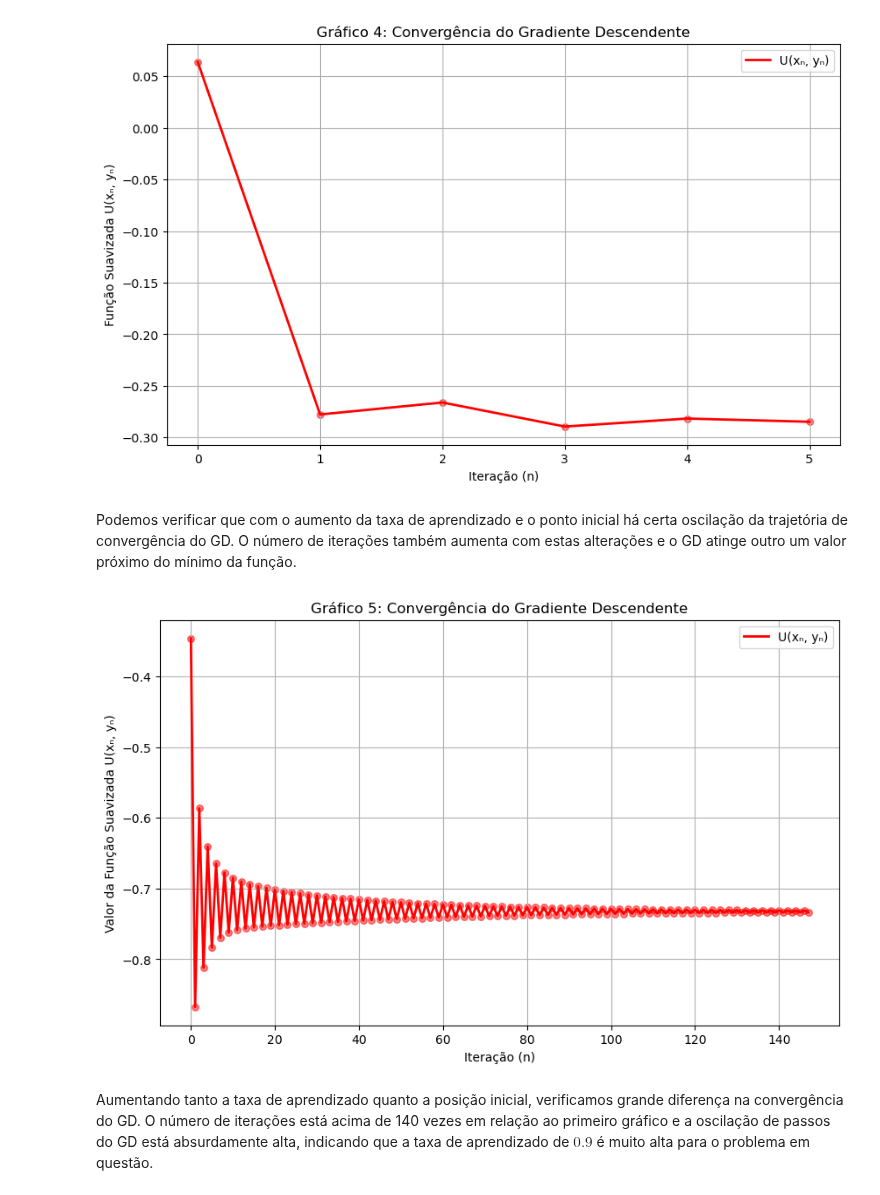
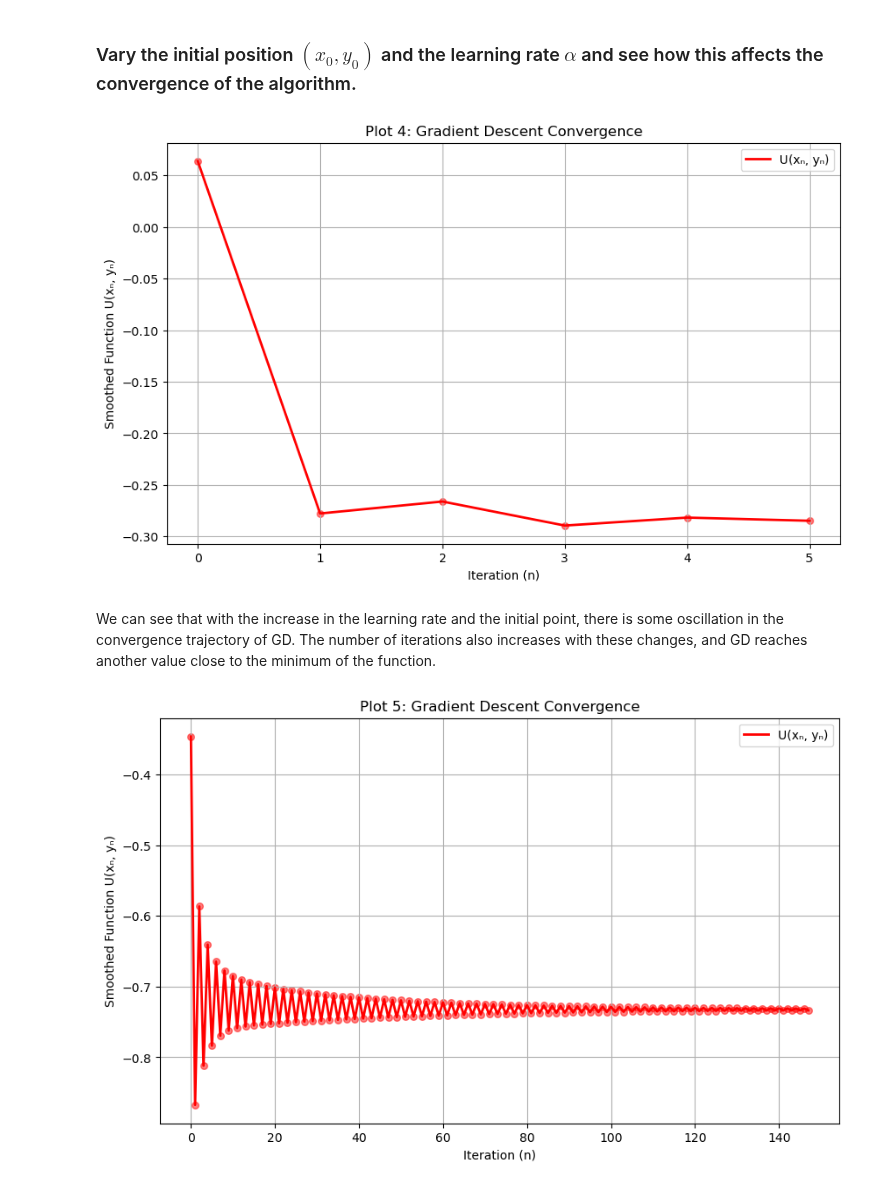
Before and after one commit to brunamendesfis/Computational_Physics, a Jupyter notebook: Redes_Neurais/Atividade_01/Exercício_04.ipynb, the cells around one changed output. Cells and saved outputs as stored; diff of their text form; code cells hidden in the pictures.

```diff
--- a/Redes_Neurais/Atividade_01/Exercício_04.ipynb
+++ b/Redes_Neurais/Atividade_01/Exercício_04.ipynb
@@ -201,3 +197,5 @@ Com o valor de $\alpha$ pequeno ($0.01$), não há oscilações e o gráfico aci
+# %% [markdown]
+### Vary the initial position $(x_{0},y_{0})$ and the learning rate $\alpha$ and see how this affects the convergence of the algorithm.
 # %%
 x_0, y_0 = 1, 1.5
 alpha = 0.5
@@ -209,34 +207,32 @@ x_list, y_list, U = grad_desc(x_0, y_0, alpha, itera, sigma_x, sigma_y)
 plt.figure(figsize=(10, 6))
 plt.plot(U, 'r-', linewidth=2, label='U(xₙ, yₙ)')
 plt.scatter(range(len(U)), U, c='red', s=30, alpha=0.5)
-plt.xlabel('Iteração (n)')
-plt.ylabel('Função Suavizada U(xₙ, yₙ)')
-plt.title('Gráfico 4: Convergência do Gradiente Descendente')
+plt.xlabel('Iteration (n)')
+plt.ylabel('Smoothed Function U(xₙ, yₙ)')
+plt.title('Plot 4: Gradient Descent Convergence')
 plt.legend()
 plt.grid(True)
 plt.show()
 # %% [output]
-[figure, old version]
+[figure, new version]
-# %% [markdown]
-Podemos verificar que com o aumento da taxa de aprendizado e o ponto inicial há certa oscilação da trajetória de convergência do GD. O número de iterações também aumenta com estas alterações e o GD atinge outro um valor próximo do mínimo da função.
+# %% [markdown]
+We can see that with the increase in the learning rate and the initial point, there is some oscillation in the convergence trajectory of GD. The number of iterations also increases with these changes, and GD reaches another value close to the minimum of the function.
 # %%
 x_0, y_0 = 2, 2
 alpha = 0.9
 sigma_x, sigma_y = 2.5, 2.5
 itera = 1000
 
 x_list, y_list, U = grad_desc(x_0, y_0, alpha, itera, sigma_x, sigma_y)
 
 plt.figure(figsize=(10, 6))
 plt.plot(U, 'r-', linewidth=2, label='U(xₙ, yₙ)')
 plt.scatter(range(len(U)), U, c='red', s=30, alpha=0.5)
-plt.xlabel('Iteração (n)')
-plt.ylabel('Valor da Função Suavizada U(xₙ, yₙ)')
-plt.title('Gráfico 5: Convergência do Gradiente Descendente')
+plt.xlabel('Iteration (n)')
+plt.ylabel('Smoothed Function U(xₙ, yₙ)')
+plt.title('Plot 5: Gradient Descent Convergence')
 plt.legend()
 plt.grid(True)
 plt.show()
 # %% [output]
-[figure, old version]
+[figure, new version]
-# %% [markdown]
-Aumentando tanto a taxa de aprendizado quanto a posição inicial, verificamos grande diferença na convergência do GD. O número de iterações está acima de 140 vezes em relação ao primeiro gráfico e a oscilação de passos do GD está absurdamente alta, indicando que a taxa de aprendizado de $0.9$ é muito alta para o problema em questão.
```
Also changed, not shown: parts of 22 cells of this notebook, 6 other files.
